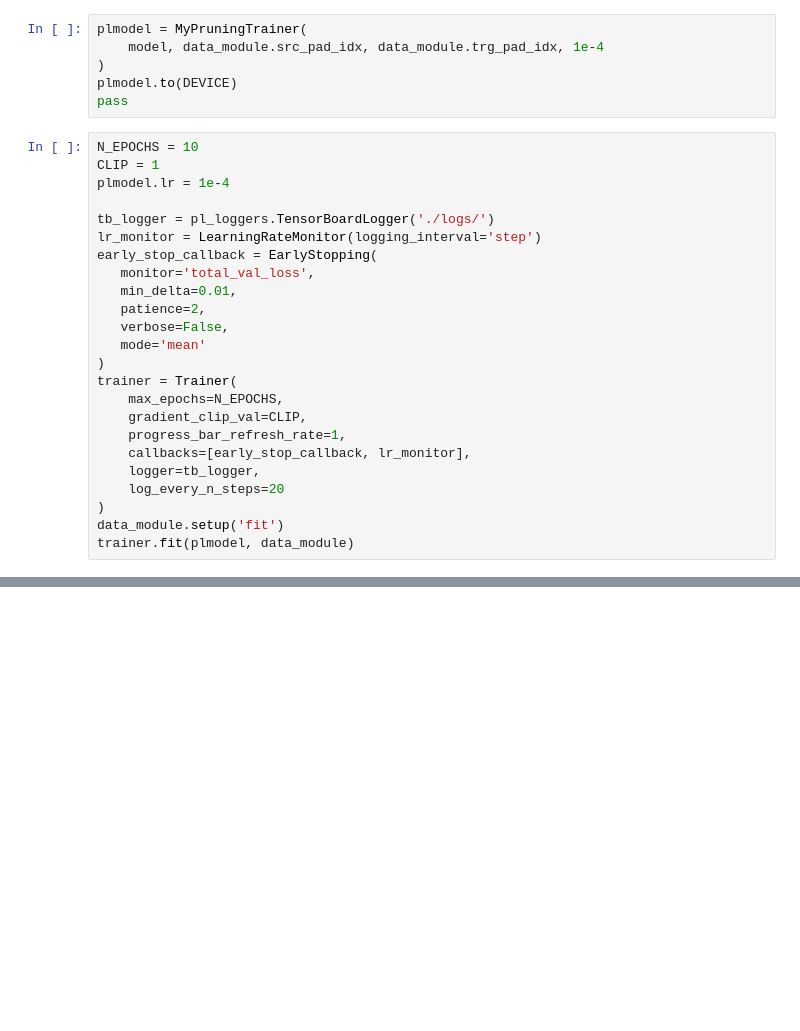
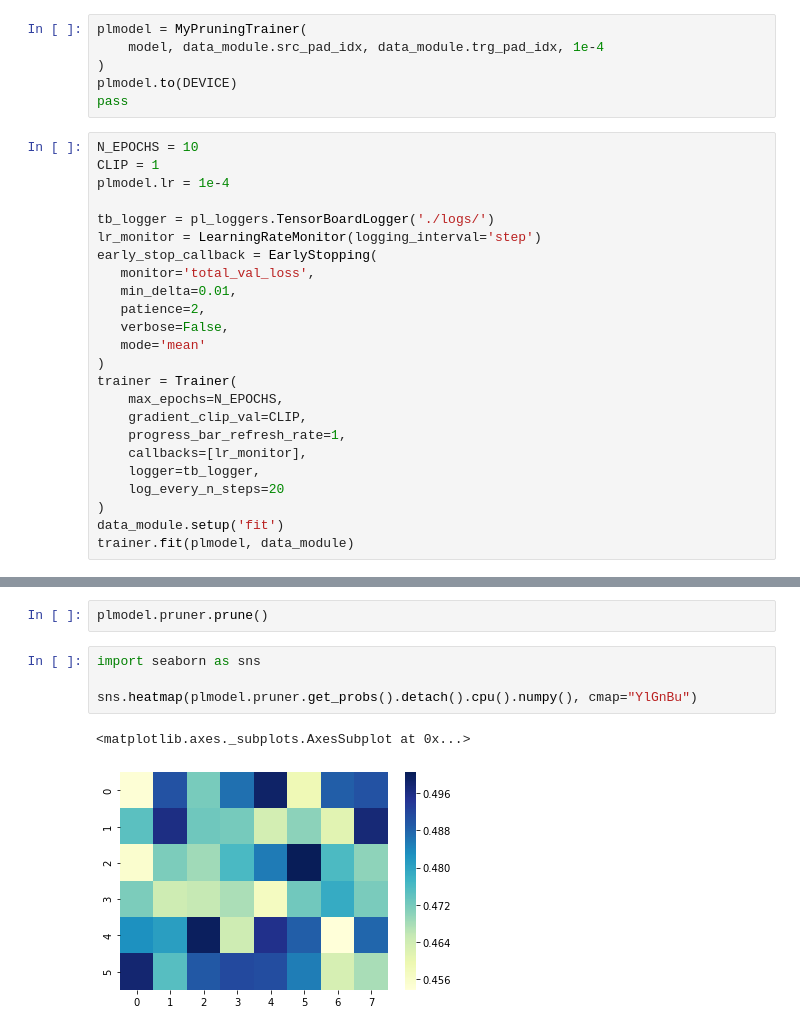
Before and after one commit to ahtyamovdanil/DLS_final_project, a Jupyter notebook: train_prune.ipynb, the cells around one changed output, grey strips where cells are left out. Saved outputs shown, nothing was run; the diff lists cells and outputs as text; blank space fills up the shorter version.

Commit message:
fix pruner

```diff
--- a/train_prune.ipynb
+++ b/train_prune.ipynb
@@ -83,7 +83,7 @@ trainer = Trainer(
     max_epochs=N_EPOCHS,
     gradient_clip_val=CLIP,
     progress_bar_refresh_rate=1,
-    callbacks=[early_stop_callback, lr_monitor],
+    callbacks=[lr_monitor],
     logger=tb_logger,
     log_every_n_steps=20
 )
@@ -146,0 +123,9 @@ plmodel.pruner.get_total_sparsity_rate()
+# %%
+plmodel.pruner.prune()
+# %%
+import seaborn as sns
+
+sns.heatmap(plmodel.pruner.get_probs().detach().cpu().numpy(), cmap="YlGnBu")
+# %% [output]
+<matplotlib.axes._subplots.AxesSubplot at 0x...>
+[figure, added]
```
Also changed, not shown: parts of 12 cells of this notebook, 2 other files.
